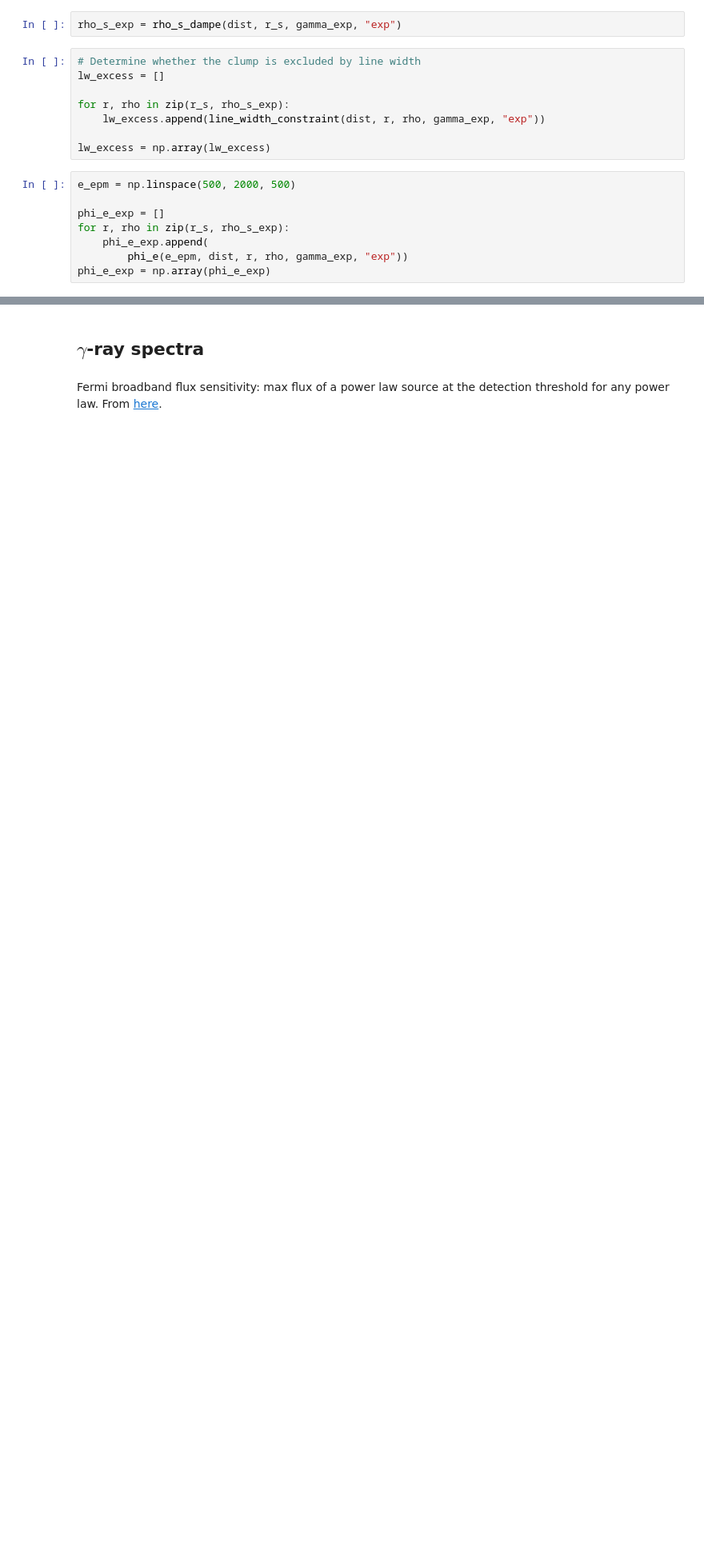
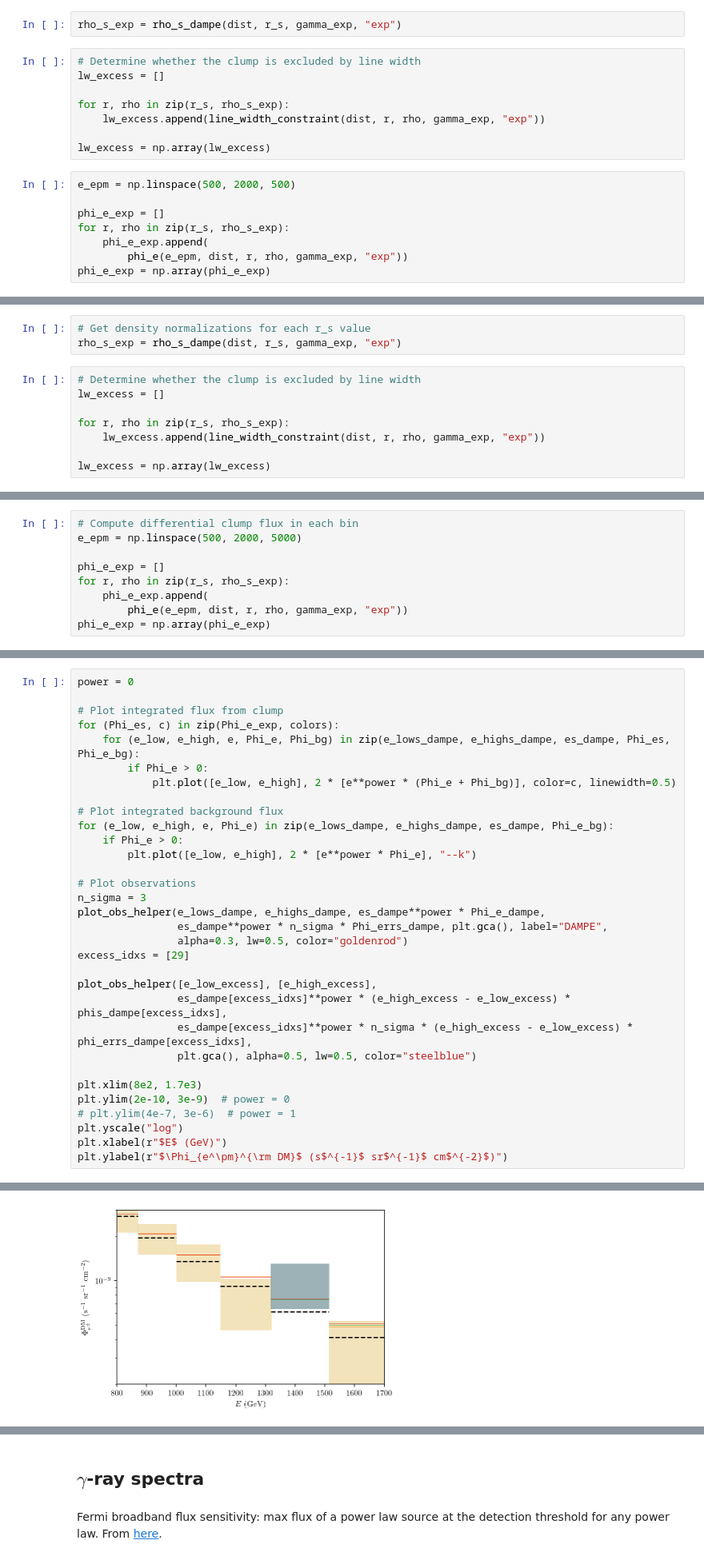
Before and after one commit to adam-coogan/cr_lines_from_dm_subhalos, a Jupyter notebook: Other plots 1.ipynb, the cells around one changed output, grey strips where cells are left out. Shown at 80% size. Cells and saved outputs as stored; diff of their text form; blank space fills up the shorter version.

```diff
--- a/Other plots 1.ipynb
+++ b/Other plots 1.ipynb
@@ -367,0 +386,11 @@ fig.savefig("figures/epm_spectra_clump_profiles_exp.pdf")
+# %%
+# Get density normalizations for each r_s value
+rho_s_exp = rho_s_dampe(dist, r_s, gamma_exp, "exp")
+# %%
+# Determine whether the clump is excluded by line width
+lw_excess = []
+
+for r, rho in zip(r_s, rho_s_exp):
+    lw_excess.append(line_width_constraint(dist, r, rho, gamma_exp, "exp"))
+
+lw_excess = np.array(lw_excess)
@@ -367,0 +401,9 @@ fig.savefig("figures/epm_spectra_clump_profiles_exp.pdf")
+# %%
+# Compute differential clump flux in each bin
+e_epm = np.linspace(500, 2000, 5000)
+
+phi_e_exp = []
+for r, rho in zip(r_s, rho_s_exp):
+    phi_e_exp.append(
+        phi_e(e_epm, dist, r, rho, gamma_exp, "exp"))
+phi_e_exp = np.array(phi_e_exp)
@@ -367,0 +437,33 @@ fig.savefig("figures/epm_spectra_clump_profiles_exp.pdf")
+# %%
+power = 0
+
+# Plot integrated flux from clump
+for (Phi_es, c) in zip(Phi_e_exp, colors):
+    for (e_low, e_high, e, Phi_e, Phi_bg) in zip(e_lows_dampe, e_highs_dampe, es_dampe, Phi_es, Phi_e_bg):
+        if Phi_e > 0:
+            plt.plot([e_low, e_high], 2 * [e**power * (Phi_e + Phi_bg)], color=c, linewidth=0.5)
+
+# Plot integrated background flux
+for (e_low, e_high, e, Phi_e) in zip(e_lows_dampe, e_highs_dampe, es_dampe, Phi_e_bg):
+    if Phi_e > 0:
+        plt.plot([e_low, e_high], 2 * [e**power * Phi_e], "--k")
+
+# Plot observations
+n_sigma = 3
+plot_obs_helper(e_lows_dampe, e_highs_dampe, es_dampe**power * Phi_e_dampe,
+                es_dampe**power * n_sigma * Phi_errs_dampe, plt.gca(), label="DAMPE",
+                alpha=0.3, lw=0.5, color="goldenrod")
+excess_idxs = [29]
+
+plot_obs_helper([e_low_excess], [e_high_excess],
+                es_dampe[excess_idxs]**power * (e_high_excess - e_low_excess) * phis_dampe[excess_idxs],
+                es_dampe[excess_idxs]**power * n_sigma * (e_high_excess - e_low_excess) * phi_errs_dampe[excess_idxs],
+                plt.gca(), alpha=0.5, lw=0.5, color="steelblue")
+
+plt.xlim(8e2, 1.7e3)
+plt.ylim(2e-10, 3e-9)  # power = 0
+# plt.ylim(4e-7, 3e-6)  # power = 1
+plt.yscale("log")
+plt.xlabel(r"$E$ (GeV)")
+plt.ylabel(r"$\Phi_{e^\pm}^{\rm DM}$ (s$^{-1}$ sr$^{-1}$ cm$^{-2}$)")
+# %% [output]
@@ -367,0 +471 @@ fig.savefig("figures/epm_spectra_clump_profiles_exp.pdf")
+[figure, added]
```
Also changed, not shown: parts of 41 cells of this notebook, 5 other files.
